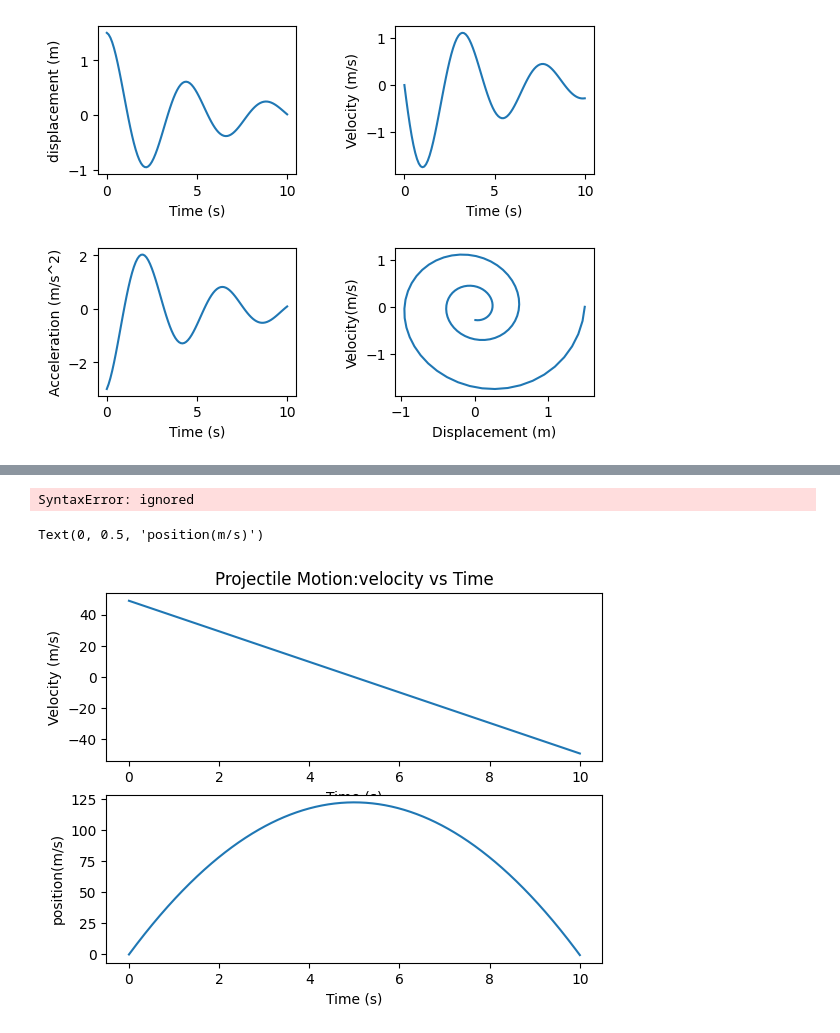
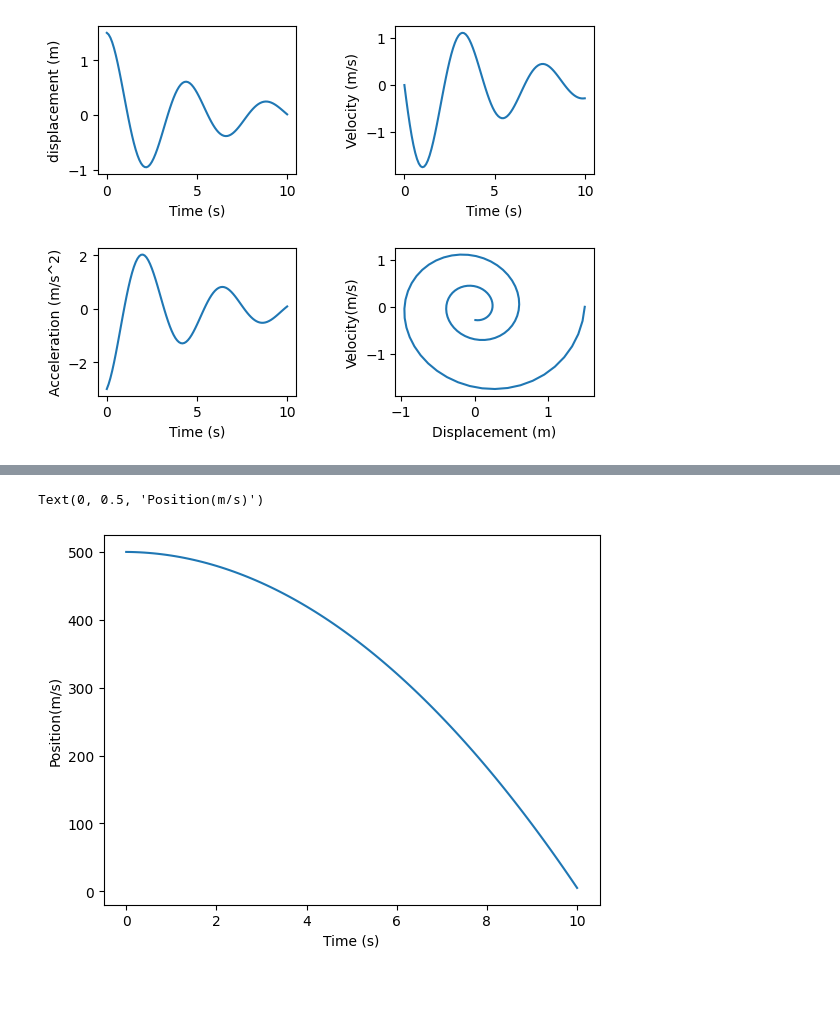
Before and after one commit to AbhinavKP01/Chatapp, a Jupyter notebook: simulation_lab.ipynb, the cells around one changed output, grey strips where cells are left out. Drawn from its saved outputs; the diff is of its cells as text; code cells hidden in the pictures; blank space fills up the shorter version.

```diff
--- a/simulation_lab.ipynb
+++ b/simulation_lab.ipynb
@@ -247,59 +316,27 @@ p.plot(T,Y)
 # %%
 import numpy as np
 import matplotlib.pyplot as p
 m=5
 g=9.8
 vx=300
-vy=200
+vy=0
+h=500
 x=0
-y=0
+y=h
 tmax=12
 X=[]
 Y=[]
-T=np.arange(0,12.1,0.1)
+T=np.arange(0,10.1,0.1)
 for t in T:
   a=-g
   X.append(x)
   Y.append(y)
-  vy=vy+(a*t)
-  print(vy)
-  y=vy*t
-  x=vx*t
-  if
-p.plot(X,Y)
+  vy=vy+(a*0.1)
+  y=y+(vy*0.1)
+  x=x+(vx*0.1)
+p.plot(T,Y)
+p.xlabel('Time (s)')
+p.ylabel('Position(m/s)')
 # %% [output]
-SyntaxError: ignored
+Text(0, 0.5, 'Position(m/s)')
+[figure, added]
-# %%
-import numpy as np
-import matplotlib.pyplot as p
-m=0.005
-v1=49
-g=9.8
-c=0.01
-Q=30
-r=0.01
-vy=49
-y=0
-tmax=5
-tsize=0.01
-V=[]
-Y=[]
-T=np.arange(0,10.01,0.01)
-for t in T:
-  V.append(vy)
-  Y.append(y)
-  ay=-g
-  vy=vy+(ay*tsize)
-  y=y+(vy*tsize)
-plt.subplot(211)
-plt.plot(T,V)
-plt.xlabel('Time (s)')
-plt.ylabel('Velocity (m/s)')
-plt.title('Projectile Motion:velocity vs Time')
-plt.subplot(212)
-plt.plot(T,Y)
-plt.xlabel('Time (s)')
-plt.ylabel('position(m/s)')
-# %% [output]
-Text(0, 0.5, 'position(m/s)')
-[figure, removed]
```
Also changed, not shown: parts of 18 cells of this notebook.
